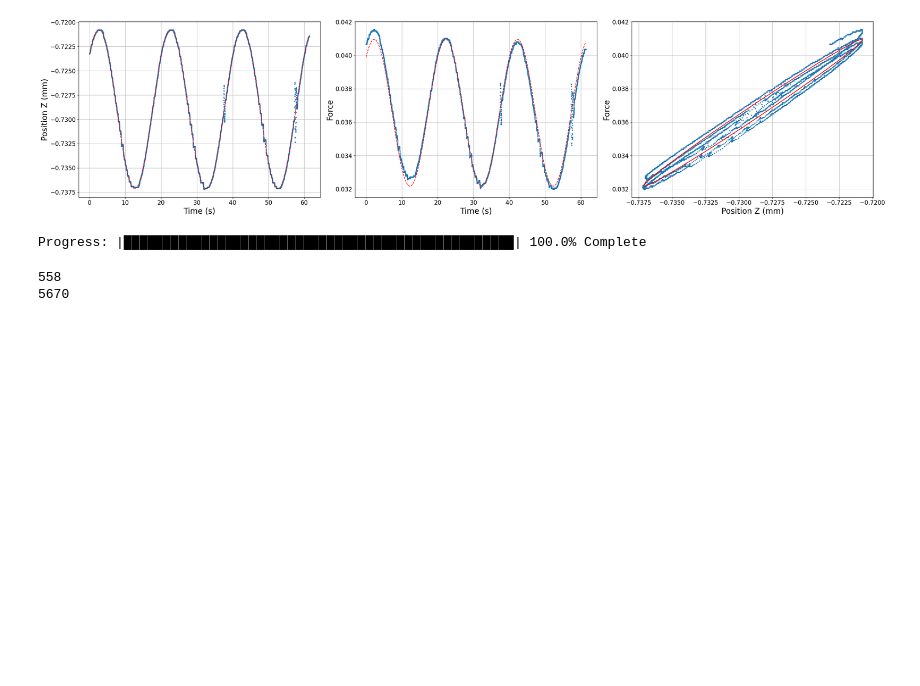
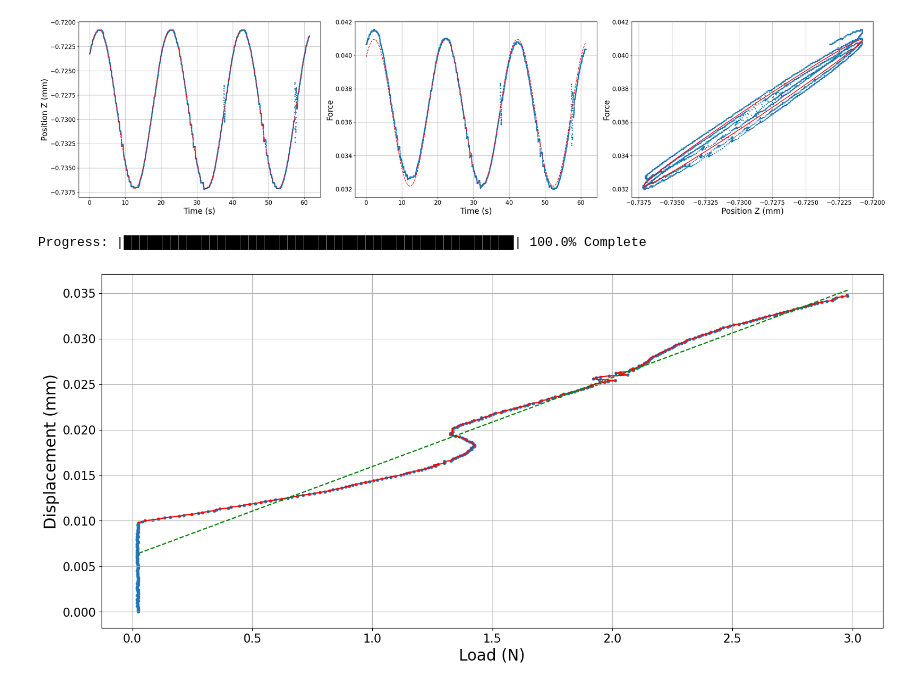
Before and after one commit to RenatoC322/Biomomentum-functions, a Jupyter notebook: functions/testing_notebook.ipynb, the cells around one changed output. Saved outputs shown, nothing was run; the diff lists cells and outputs as text; code cells hidden in the pictures; blank space fills up the shorter version.

```diff
--- a/functions/testing_notebook.ipynb
+++ b/functions/testing_notebook.ipynb
@@ -64,24 +65,22 @@ mach_1_data = read_mach_1_file(select_mach_1_file())
 # %% [output]
 Progress: |██████████████████████████████████████████████████| 100.0% Complete
 # %%
-idx = 24
+idx = 5
 function = f'Find Contact-{idx}'
 Time = mach_1_data[function]["<DATA>"]["Time"]
 posZ = mach_1_data[function]["<DATA>"]["Position (z)"]
 Fz = mach_1_data[function]["<DATA>"]["Fz"]
-
+units_gf = "Single" in mach_1_data[function]["<INFO>"]["Load Cell Type:"]
+if units_gf:
+    Fz = Fz*0.00980665
 unique_x, indices = np.unique(posZ, return_inverse = True)
 unique_y = np.zeros_like(unique_x, dtype=float)
 uy = list(np.zeros_like(unique_x, dtype=float))
 for i in range(len(unique_x)):
     unique_y[i] = np.mean(Fz[indices == i])
-
-interval = np.array([np.where(np.diff(unique_y) > 1e-6)[0][0], len(unique_y) - 1])
+interval = np.array([np.where(np.diff(unique_y) > 0.00980665)[0][0], len(unique_y) - 1])
+index = np.where(np.diff(unique_y) > 0.00980665)[0][0]
 A, curvefit, Rsq_adj = linear_least_square(unique_x[interval[0]:], unique_y[interval[0]:])
+B, curvefit_2, _ = linear_least_square(unique_y[interval[0]:], unique_x[interval[0]:] - unique_x[0])
 compliance = A[0]
+posZ_corr_1 = posZ - (1/compliance)*Fz
-# %%
-print(len(unique_x))
-print(len(indices))
-# %% [output]
-558
-5670
@@ -87,0 +97,15 @@ print(len(indices))
+# %%
+%matplotlib inline
+disp = unique_x - unique_x[0]
+fig, axes = plt.subplots(constrained_layout = True, figsize = (15, 7))
+axes.scatter(unique_y, disp, s=10)
+axes.plot(unique_y[index:], disp[index:], "-r")
+axes.plot(unique_y[index:], curvefit_2, "--g")
+axes.set_ylabel("Displacement (mm)",size=20)
+axes.set_xlabel("Load (N)",size=20)
+axes.tick_params(axis = 'both', which = 'major', labelsize=15)
+axes.grid()
+
+plt.show()
+# %% [output]
+[figure, added]
```
Also changed, not shown: parts of 7 cells of this notebook, 11 other files.
